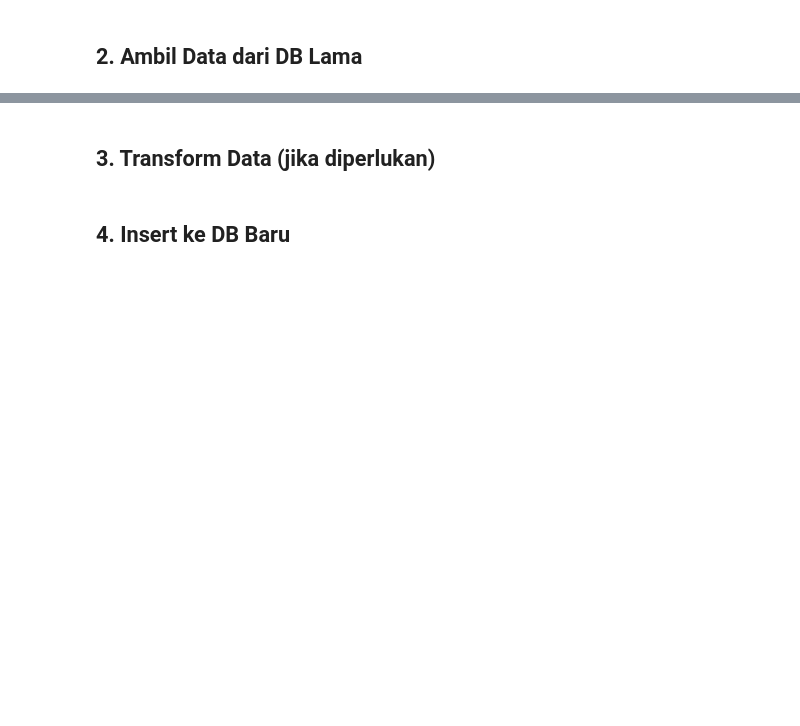
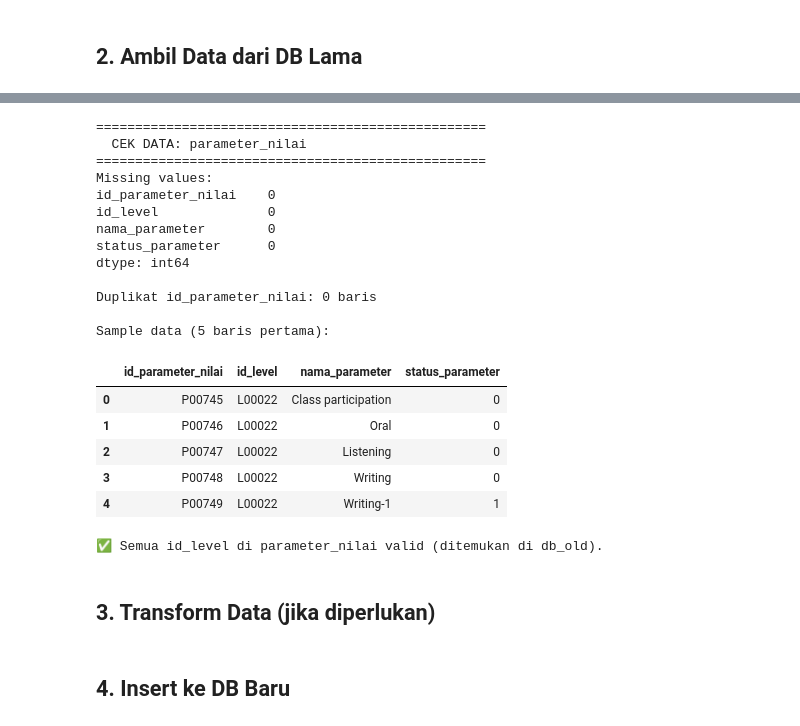
Before and after one commit to umamhaniff/DB_Migration_Leap, a Jupyter notebook: fase_2/script_afrida.ipynb, the cells around one changed output, grey strips where cells are left out. Saved outputs shown, nothing was run; the diff lists cells and outputs as text; code cells hidden in the pictures; blank space fills up the shorter version.

```diff
--- a/fase_2/script_afrida.ipynb
+++ b/fase_2/script_afrida.ipynb
@@ -44,3 +232,58 @@ print(f"Sample data: {{data_old[:3] if data_old else 'No data'}}")
+# %%
+
+# 2. Mapping kolom
+mapping_param = {
+    'idp_nilai': 'id_parameter_nilai',
+    'idlevel': 'id_level',
+    'parameter': 'nama_parameter',
+    'isnumber': 'status_parameter'
+}
+df_param = df_param_lama.rename(columns=mapping_param)
+
+# 3. Konversi tipe data
+df_param['id_parameter_nilai'] = df_param['id_parameter_nilai'].astype(str)   # tetap VARCHAR
+df_param['id_level'] = df_param['id_level'].astype(str)                       # VARCHAR juga
+df_param['nama_parameter'] = df_param['nama_parameter'].astype(str)
+# status_parameter: float -> int (sudah 0.0 / 1.0, aman dikonversi)
+df_param['status_parameter'] = df_param['status_parameter'].astype(int)      # jadi tinyint
+
+# 4. Cek kualitas
+cek_kualitas(df_param, 'parameter_nilai', 'id_parameter_nilai')
+
+# 5. Validasi Foreign Key `id_level` ke tabel `level` di db_old
+try:
+    level_old = pd.read_sql('SELECT idlevel FROM level', db_old)  # sesuaikan nama kolom PK level
+    id_level_set = set(level_old['idlevel'].unique())
+    missing_fk = df_param[~df_param['id_level'].isin(id_level_set)]
+    if len(missing_fk) > 0:
+        print(f"\n⚠️  Ditemukan {len(missing_fk)} id_level di parameter_nilai yang TIDAK ada di tabel level (db_old):")
+        print(missing_fk[['id_parameter_nilai', 'id_level']].head())
+    else:
+        print("✅ Semua id_level di parameter_nilai valid (ditemukan di db_old).")
+except Exception as e:
+    print(f"ℹ️  Gagal validasi FK ke level via db_old: {e}")
+    print("   Lanjut tanpa validasi FK. Pastikan tabel level sudah ada nanti.")
+# %% [output]
+==================================================
+  CEK DATA: parameter_nilai
+==================================================
+Missing values:
+id_parameter_nilai    0
+id_level              0
+nama_parameter        0
+status_parameter      0
+dtype: int64
+
+Duplikat id_parameter_nilai: 0 baris
+
+Sample data (5 baris pertama):
+|  | id_parameter_nilai | id_level | nama_parameter | status_parameter |
+| 0 | P00745 | L00022 | Class participation | 0 |
+| 1 | P00746 | L00022 | Oral | 0 |
+| 2 | P00747 | L00022 | Listening | 0 |
+| 3 | P00748 | L00022 | Writing | 0 |
+| 4 | P00749 | L00022 | Writing-1 | 1 |
+✅ Semua id_level di parameter_nilai valid (ditemukan di db_old).
 # %% [markdown]
 ## 3. Transform Data (jika diperlukan)
 # %%
```
Also changed, not shown: parts of 6 cells of this notebook, 2 other files.
